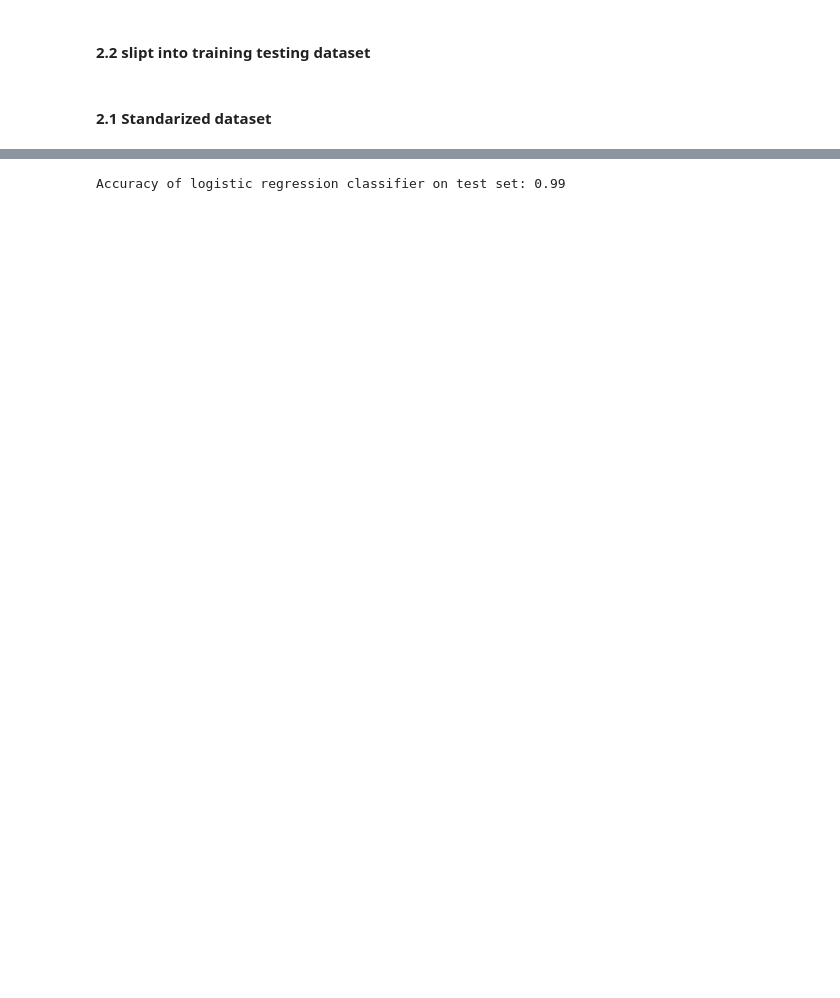
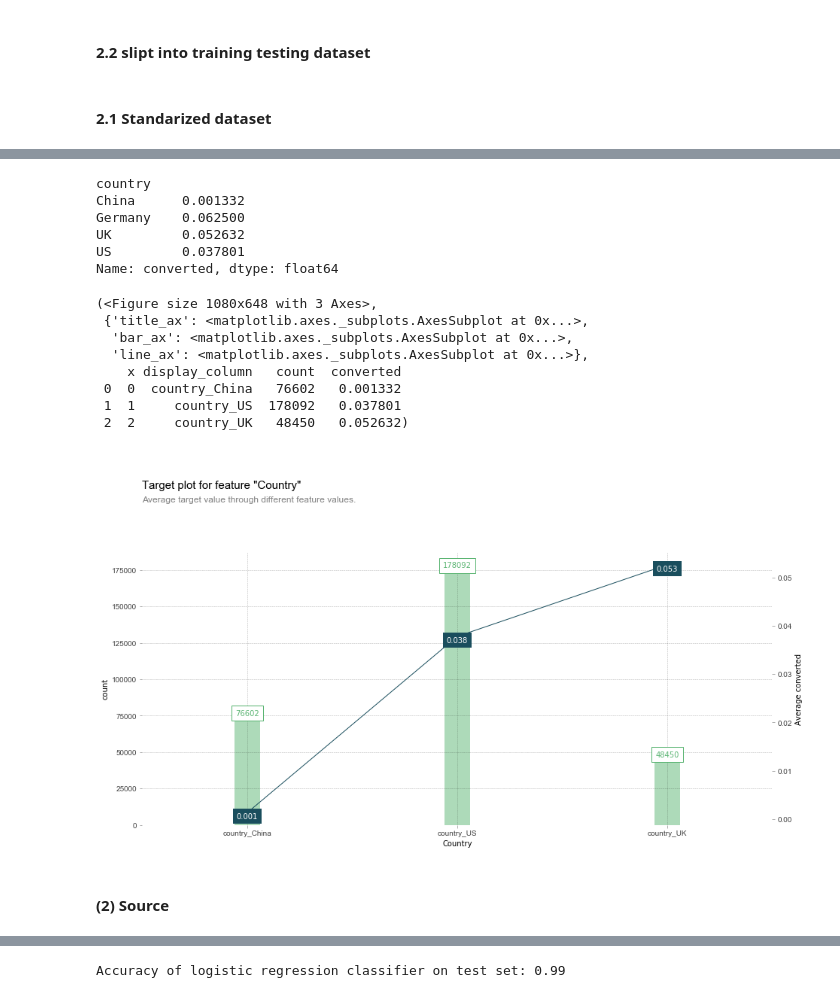
Before and after one commit to crazywiden/Leetcode_daily_submit, a Jupyter notebook: 20e/Conversion_data_20e.ipynb, the cells around one changed output, grey strips where cells are left out. Cells and saved outputs as stored; diff of their text form; code cells hidden in the pictures; blank space fills up the shorter version.

```diff
--- a/20e/Conversion_data_20e.ipynb
+++ b/20e/Conversion_data_20e.ipynb
@@ -340,0 +217,24 @@ X_train_s, X_test_s, y_train_s, y_test_s = train_test_split(standardized_X, y, t
+# %%
+df.groupby('country')['converted'].mean()
+# %% [output]
+country
+China      0.001332
+Germany    0.062500
+UK         0.052632
+US         0.037801
+Name: converted, dtype: float64
+# %%
+target_plot(df=a, feature=['country_China', 'country_US', 'country_UK'],
+    feature_name='Country', target='converted')
+# %% [output]
+(<Figure size 1080x648 with 3 Axes>,
+ {'title_ax': <matplotlib.axes._subplots.AxesSubplot at 0x...>,
+  'bar_ax': <matplotlib.axes._subplots.AxesSubplot at 0x...>,
+  'line_ax': <matplotlib.axes._subplots.AxesSubplot at 0x...>},
+    x display_column   count  converted
+ 0  0  country_China   76602   0.001332
+ 1  1     country_US  178092   0.037801
+ 2  2     country_UK   48450   0.052632)
+[figure, added]
+# %% [markdown]
+#### (2) Source
```
Also changed, not shown: parts of 86 cells of this notebook.
